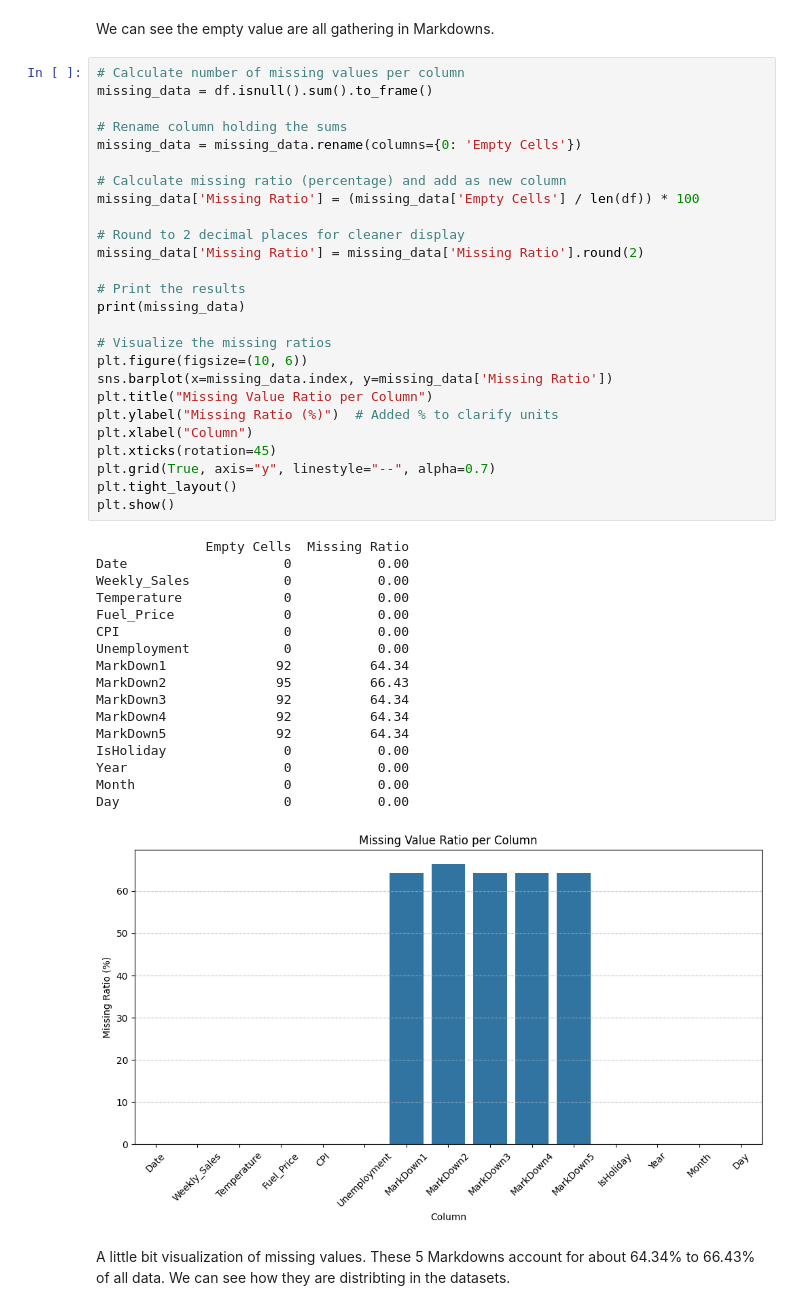
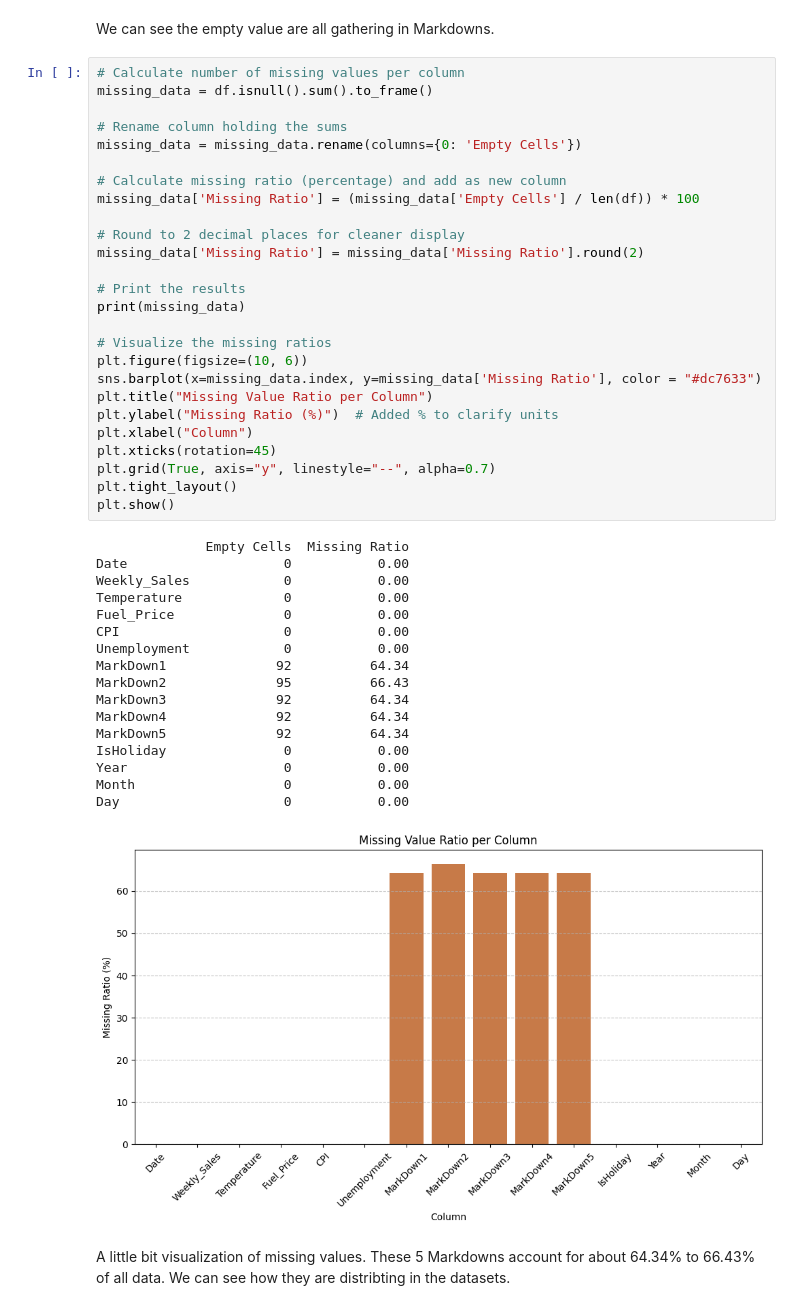
Before and after one commit to wyan170/Phase2_project, a Jupyter notebook: data-science/1. Analysis and Preprocessing/part1-submission.ipynb, the cells around one changed output. Cells and saved outputs as stored; diff of their text form.

```diff
--- a/data-science/1. Analysis and Preprocessing/part1-submission.ipynb
+++ b/data-science/1. Analysis and Preprocessing/part1-submission.ipynb
@@ -361,35 +372,35 @@ missing_data['Missing Ratio'] = missing_data['Missing Ratio'].round(2)
 
 # Print the results
 print(missing_data)
 
 # Visualize the missing ratios
 plt.figure(figsize=(10, 6))
-sns.barplot(x=missing_data.index, y=missing_data['Missing Ratio'])
+sns.barplot(x=missing_data.index, y=missing_data['Missing Ratio'], color = "#dc7633")
 plt.title("Missing Value Ratio per Column")
 plt.ylabel("Missing Ratio (%)")  # Added % to clarify units
 plt.xlabel("Column")
 plt.xticks(rotation=45)
 plt.grid(True, axis="y", linestyle="--", alpha=0.7)
 plt.tight_layout()
 plt.show()
 # %% [output]
               Empty Cells  Missing Ratio
 Date                    0           0.00
 Weekly_Sales            0           0.00
 Temperature             0           0.00
 Fuel_Price              0           0.00
 CPI                     0           0.00
 Unemployment            0           0.00
 MarkDown1              92          64.34
 MarkDown2              95          66.43
 MarkDown3              92          64.34
 MarkDown4              92          64.34
 MarkDown5              92          64.34
 IsHoliday               0           0.00
 Year                    0           0.00
 Month                   0           0.00
 Day                     0           0.00
-[figure, old version]
+[figure, new version]
 # %% [markdown]
 A little bit visualization of missing values. These 5 Markdowns account for about 64.34% to 66.43% of all data. We can see how they are distribting in the datasets.
 # %%
```
Also changed, not shown: parts of 15 cells of this notebook.
